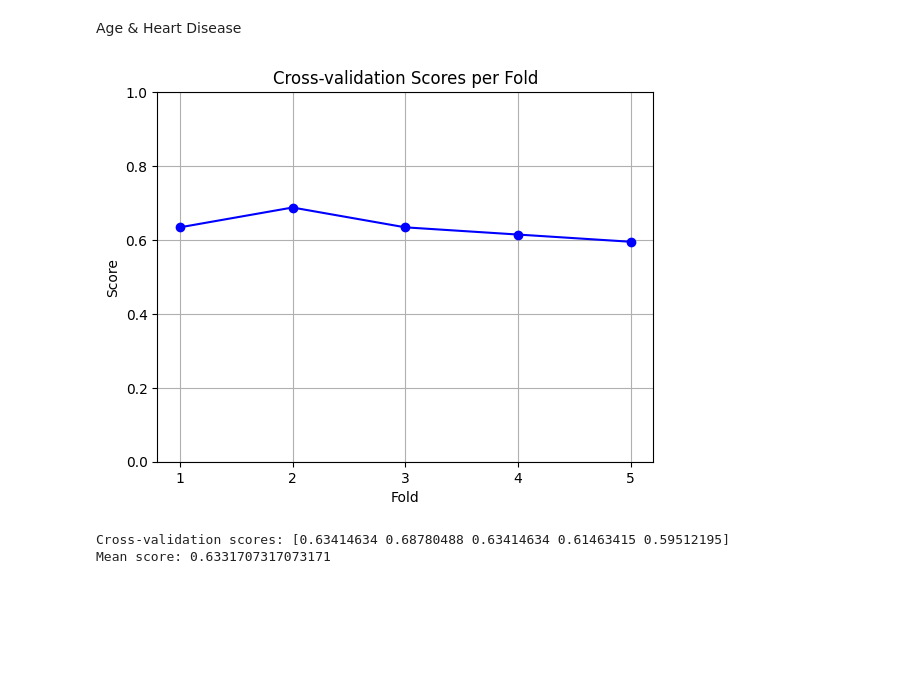
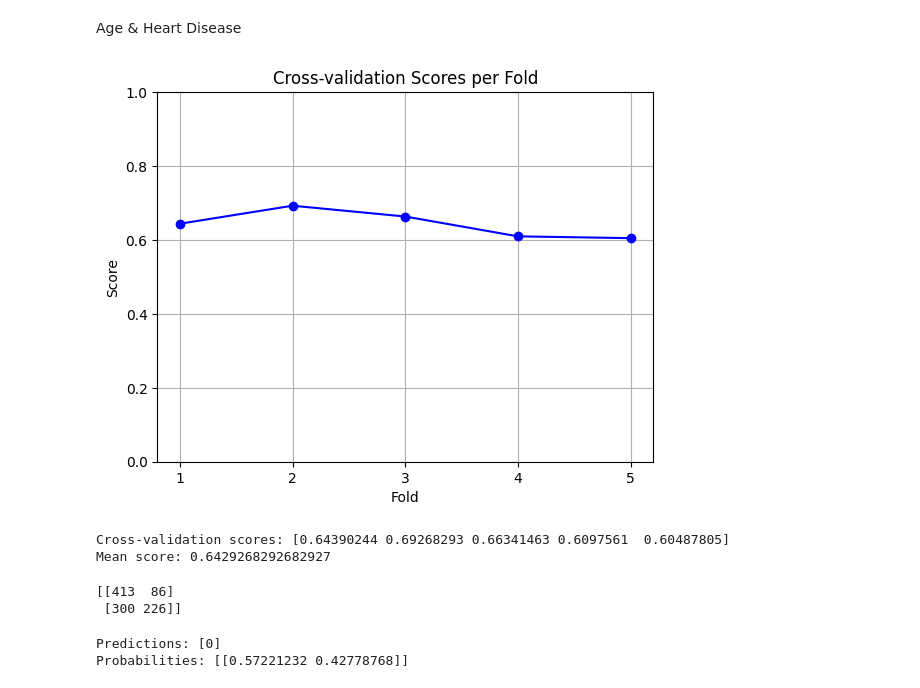
Before and after one commit to GiaKhanh-LVC/First-Data-Science, a Jupyter notebook: notebook/Heart-Disease-Dataset-Fitting-Model.ipynb, the cells around one changed output. Saved outputs shown, nothing was run; the diff lists cells and outputs as text; code cells hidden in the pictures; blank space fills up the shorter version.

Commit message:
prediction

```diff
--- a/notebook/Heart-Disease-Dataset-Fitting-Model.ipynb
+++ b/notebook/Heart-Disease-Dataset-Fitting-Model.ipynb
@@ -17,21 +17,41 @@ Age & Heart Disease
 # %%
 # Cross validation
 X=data[['age']]
 y=data.target
-lr=LogisticRegression()
+lr=LogisticRegression(class_weight='balanced')
 scores=cross_val_score(lr,X,y,cv=5)
 # Plotting the scores
 plt.plot(range(1, len(scores) + 1), scores, marker='o', linestyle='-', color='b')
 plt.title('Cross-validation Scores per Fold')
 plt.xlabel('Fold')
 plt.ylabel('Score')
 plt.ylim(0, 1)  # Assuming scores are between 0 and 1
 plt.xticks(range(1, len(scores) + 1))  # To ensure the x-axis only shows fold numbers
 plt.grid(True)
 plt.show()
 print("Cross-validation scores:", scores)
 print("Mean score:", scores.mean())
 # %% [output]
-[figure, old version]
+[figure, new version]
-Cross-validation scores: [0.63414634 0.68780488 0.63414634 0.61463415 0.59512195]
-Mean score: 0.6331707317073171
+Cross-validation scores: [0.64390244 0.69268293 0.66341463 0.6097561  0.60487805]
+Mean score: 0.6429268292682927
+# %%
+y_pred = lr.predict(X)
+print(confusion_matrix(y, y_pred))
+# %% [output]
+[[413  86]
+ [300 226]]
+# %%
+lr.fit(X,y)
+new_X=np.array([[60]])
+predictions = lr.predict(new_X)
+
+# If you want the probabilities instead of the predicted classes:
+probabilities = lr.predict_proba(new_X)
+
+# Output the predictions
+print("Predictions:", predictions)
+print("Probabilities:", probabilities)
+# %% [output]
+Predictions: [0]
+Probabilities: [[0.57221232 0.42778768]]
```
Also changed, not shown: parts of 3 cells of this notebook.
